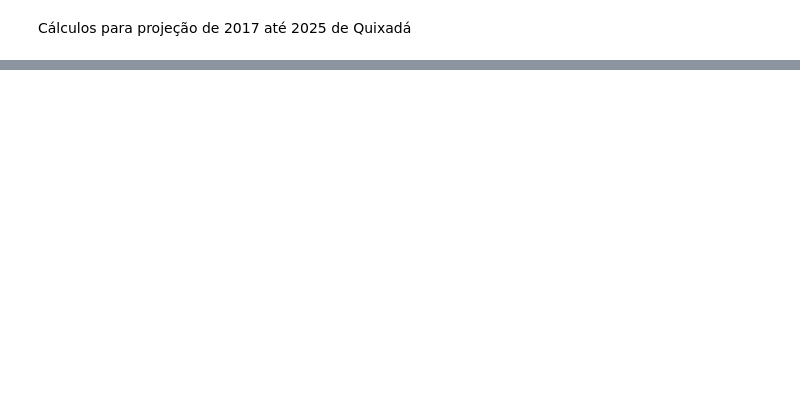
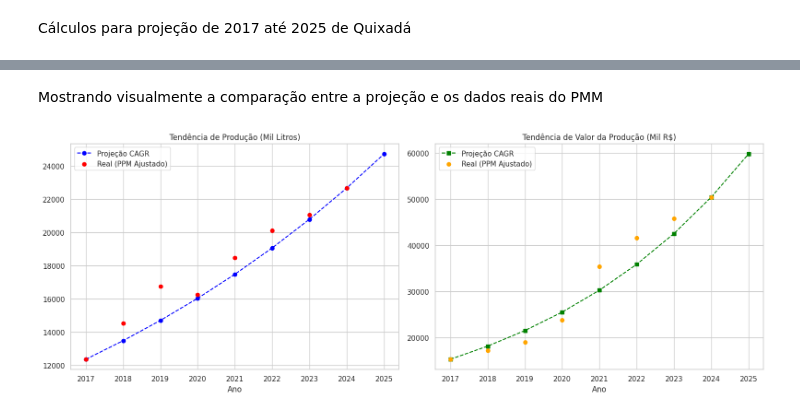
Before and after one commit to RogiRocz/leitcheros, a Jupyter notebook: notebook/dados.ipynb, the cells around one changed output, grey strips where cells are left out. Saved outputs shown, nothing was run; the diff lists cells and outputs as text; code cells hidden in the pictures; blank space fills up the shorter version.

```diff
--- a/notebook/dados.ipynb
+++ b/notebook/dados.ipynb
@@ -344,0 +486,27 @@ df_projecoes
+# %% [markdown]
+Mostrando visualmente a comparação entre a projeção e os dados reais do PMM
+# %%
+fig, (ax1, ax2) = plt.subplots(1, 2, figsize=(16, 6))
+
+anos_reais = df_producao_filtrado['Ano'].values
+prod_real_ajustada = df_producao_filtrado['Valores_Municipio'].values * fator_ajuste_escala_producao
+val_real_ajustado = df_valor_producao_filtrado['Valores_Municipio'].values * fator_ajuste_escala_valor_producao
+
+ax1.plot(df_projecoes_com_mape['Ano'], df_projecoes_com_mape['Producao_Leite'],
+         label='Projeção CAGR', color='blue', linestyle='--', marker='o')
+ax1.scatter(anos_reais, prod_real_ajustada, color='red', label='Real (PPM Ajustado)', zorder=5)
+ax1.set_title('Tendência de Produção (Mil Litros)')
+ax1.set_xlabel('Ano')
+ax1.legend()
+
+ax2.plot(df_projecoes_com_mape['Ano'], df_projecoes_com_mape['Valor_Producao_Leite'],
+         label='Projeção CAGR', color='green', linestyle='--', marker='s')
+ax2.scatter(anos_reais, val_real_ajustado, color='orange', label='Real (PPM Ajustado)', zorder=5)
+ax2.set_title('Tendência de Valor da Produção (Mil R$)')
+ax2.set_xlabel('Ano')
+ax2.legend()
+
+plt.tight_layout()
+plt.show()
+# %% [output]
+[figure, added]
```
Also changed, not shown: parts of 16 cells of this notebook.
